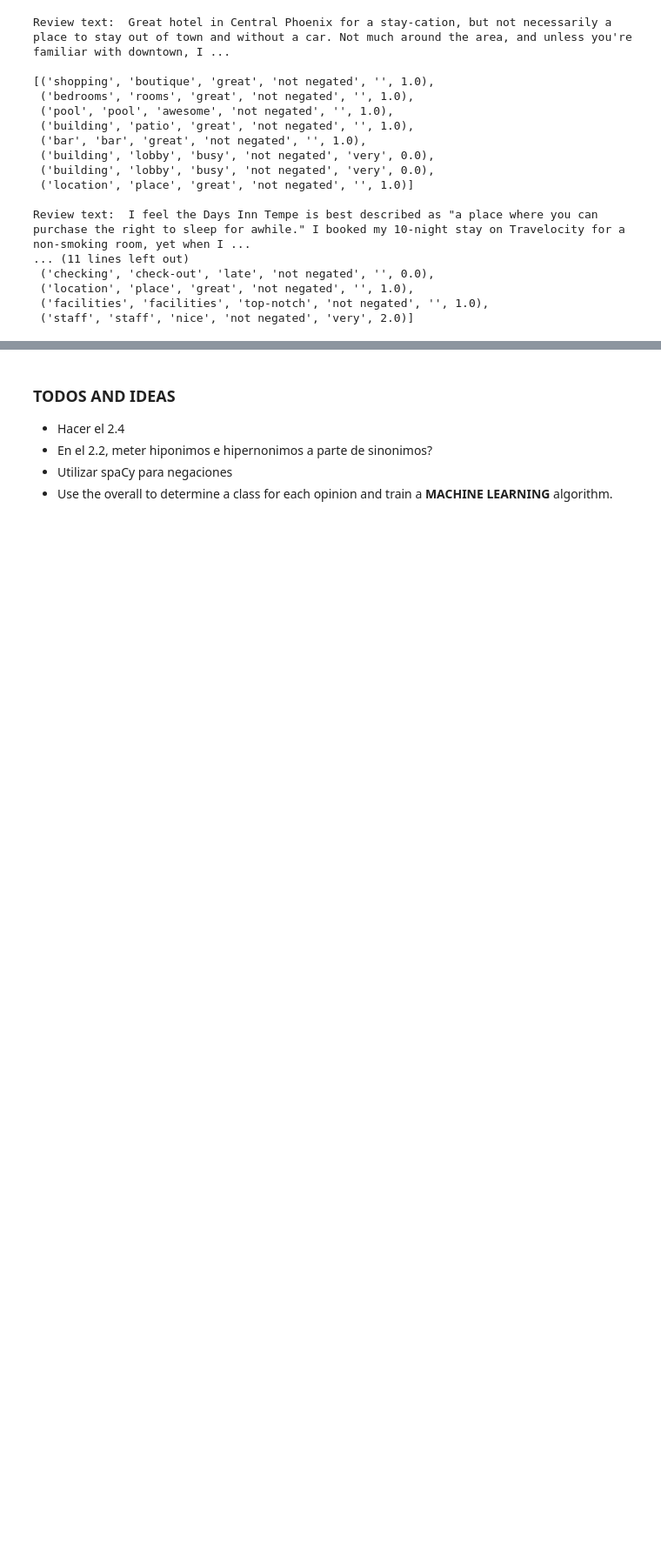
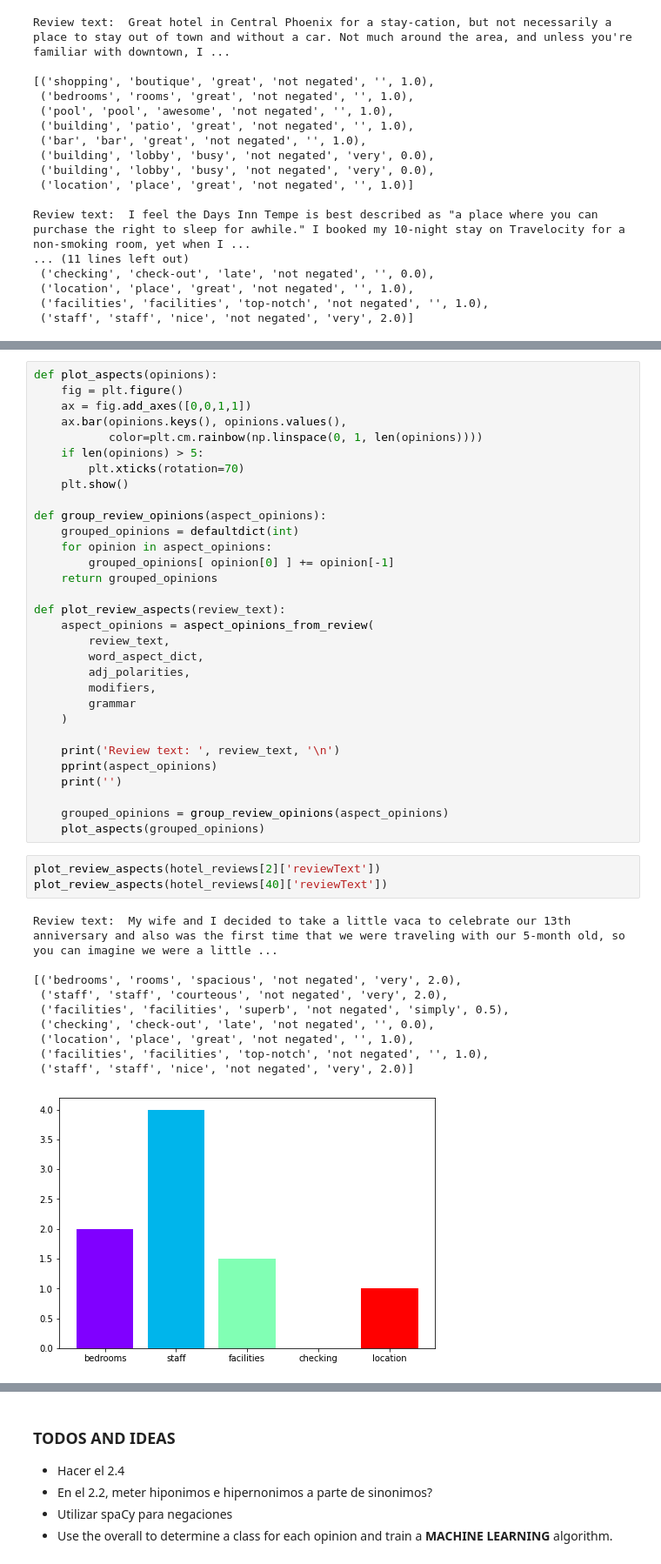
Before and after one commit to fjsaezm/mcd-nlp, a Jupyter notebook: P1/src.ipynb, the cells around one changed output, grey strips where cells are left out. Shown at 87% size. Saved outputs shown, nothing was run; the diff lists cells and outputs as text; blank space fills up the shorter version.

```diff
--- a/P1/src.ipynb
+++ b/P1/src.ipynb
@@ -503,0 +556,45 @@ Review text:  I feel the Days Inn Tempe is best described as "a place where you
+# %%
+def plot_aspects(opinions):
+    fig = plt.figure()
+    ax = fig.add_axes([0,0,1,1])
+    ax.bar(opinions.keys(), opinions.values(),
+           color=plt.cm.rainbow(np.linspace(0, 1, len(opinions))))
+    if len(opinions) > 5:
+        plt.xticks(rotation=70)
+    plt.show()
+
+def group_review_opinions(aspect_opinions):
+    grouped_opinions = defaultdict(int)
+    for opinion in aspect_opinions:
+        grouped_opinions[ opinion[0] ] += opinion[-1]
+    return grouped_opinions
+
+def plot_review_aspects(review_text):
+    aspect_opinions = aspect_opinions_from_review(
+        review_text,
+        word_aspect_dict,
+        adj_polarities,
+        modifiers,
+        grammar
+    )
+
+    print('Review text: ', review_text, '\n')
+    pprint(aspect_opinions)
+    print('')
+
+    grouped_opinions = group_review_opinions(aspect_opinions)
+    plot_aspects(grouped_opinions)
+# %%
+plot_review_aspects(hotel_reviews[2]['reviewText'])
+plot_review_aspects(hotel_reviews[40]['reviewText'])
+# %% [output]
+Review text:  My wife and I decided to take a little vaca to celebrate our 13th anniversary and also was the first time that we were traveling with our 5-month old, so you can imagine we were a little ...
+
+[('bedrooms', 'rooms', 'spacious', 'not negated', 'very', 2.0),
+ ('staff', 'staff', 'courteous', 'not negated', 'very', 2.0),
+ ('facilities', 'facilities', 'superb', 'not negated', 'simply', 0.5),
+ ('checking', 'check-out', 'late', 'not negated', '', 0.0),
+ ('location', 'place', 'great', 'not negated', '', 1.0),
+ ('facilities', 'facilities', 'top-notch', 'not negated', '', 1.0),
+ ('staff', 'staff', 'nice', 'not negated', 'very', 2.0)]
+[figure, added]
```
Also changed, not shown: parts of 15 cells of this notebook.
